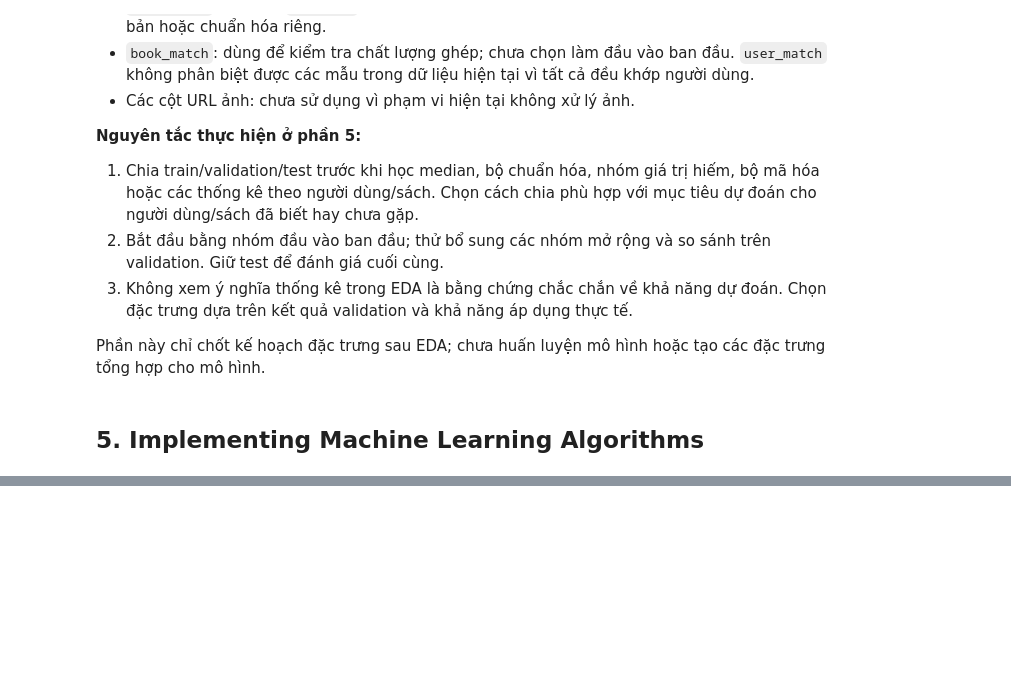
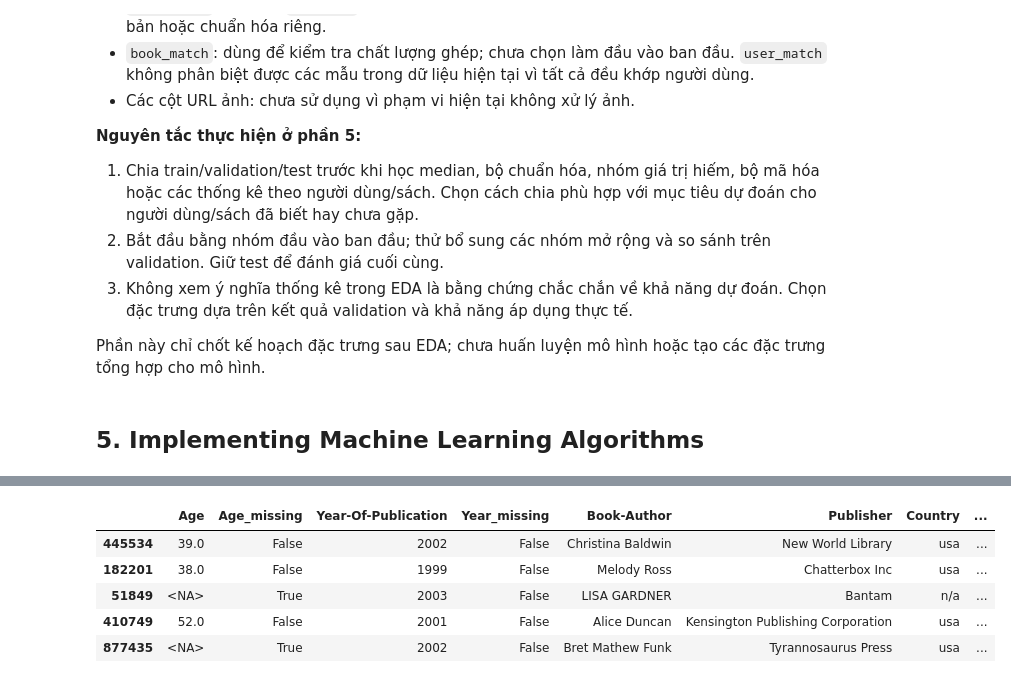
Before and after one commit to Bluenip/Data_analyst_python_midterm_project, a Jupyter notebook: mid_term_code copy.ipynb, the cells around one changed output, grey strips where cells are left out. Saved outputs shown, nothing was run; the diff lists cells and outputs as text; code cells hidden in the pictures; blank space fills up the shorter version.

```diff
--- a/mid_term_code copy.ipynb
+++ b/mid_term_code copy.ipynb
@@ -836,0 +1302,18 @@ Phần này chỉ chốt kế hoạch đặc trưng sau EDA; chưa huấn luyệ
+# %%
+# TRÍCH XUẤT QUỐC GIA TỪ LOCATION
+# Tạo bản sao để không thay đổi classification_data gốc.
+location_data = classification_data.copy()
+# Chuyển Location sang kiểu chuỗi có hỗ trợ giá trị thiếu.
+# Chuẩn hóa khoảng trắng và chuyển các giá trị rỗng thành NaN.
+location_data["Location"] = (location_data["Location"].astype("string").str.strip().replace("", pd.NA))
+# Lấy phần cuối cùng sau dấu phẩy làm quốc gia dự kiến.
+location_data["Country"] = (location_data["Location"].str.split(",").str[-1].str.strip().str.lower())
+# Đưa các giá trị thiếu hoặc rỗng về Unknown.
+location_data["Country"] = (location_data["Country"].replace("", pd.NA).fillna("Unknown"))
+# Kiểm tra một số dòng sau khi trích xuất.
+display(location_data[["Location", "Country"]].head(10))
+# Xem các quốc gia xuất hiện nhiều nhất.
+display(location_data["Country"].value_counts().head(20))
+# Kiểm tra tỷ lệ giá trị Unknown.
+unknown_rate = (location_data["Country"].eq("Unknown").mean() * 100)
+print(f"Tỷ lệ Country = Unknown: {unknown_rate:.2f}%")
@@ -836,0 +1350,55 @@ Phần này chỉ chốt kế hoạch đặc trưng sau EDA; chưa huấn luyệ
+# %%
+# TẠO SỐ LƯỢT ĐÁNH GIÁ THEO NGƯỜI DÙNG VÀ SÁCH
+# Lấy các đặc trưng ban đầu và đặc trưng phân loại.
+categorical_features_new = ["Book-Author","Publisher","Country"]
+# Danh sách các đặc trưng số ban đầu.
+numeric_features_new = initial_features.copy()
+# Lấy dữ liệu đầu vào từ classification_data.
+# Giữ nguyên index để khớp với các tập train, validation và test.
+X_fe = classification_data.loc[model_data.index,initial_features + ["Book-Author", "Publisher"]].copy()
+# Bổ sung quốc gia đã trích xuất ở Bước 1.
+X_fe["Country"] = location_data.loc[model_data.index, "Country"]
+# Tách dữ liệu train theo index đã được chia từ trước.
+train_rows = classification_data.loc[X_train.index, ["User-ID", "ISBN"]].copy()
+# Tính số lượt xuất hiện của mỗi người dùng trong tập train.
+train_user_counts = train_rows["User-ID"].value_counts()
+# Tính số lượt xuất hiện của mỗi cuốn sách trong tập train.
+train_book_counts = train_rows["ISBN"].value_counts()
+# Tạo các tập đặc trưng riêng, không thay đổi X_train/X_val/X_test gốc.
+X_train_fe = X_fe.loc[X_train.index].copy()
+X_val_fe = X_fe.loc[X_val.index].copy()
+X_test_fe = X_fe.loc[X_test.index].copy()
+
+# TẠO ĐẶC TRƯNG CHO TRAIN
+# Tra số lượt đánh giá của mỗi người dùng trong train.
+# Trừ 1 để loại lượt đánh giá hiện tại khỏi số đếm của dòng đó.
+X_train_fe["User_Rating_Count"] = (train_rows["User-ID"].map(train_user_counts).sub(1).clip(lower=0).to_numpy())
+# Tương tự, loại lượt đánh giá hiện tại khỏi số đếm của sách.
+X_train_fe["Book_Rating_Count"] = (train_rows["ISBN"].map(train_book_counts).sub(1).clip(lower=0).to_numpy())
+
+# TẠO ĐẶC TRƯNG CHO VALIDATION VÀ TEST
+# Validation/test chỉ sử dụng thống kê đã tính từ train.
+# Người dùng hoặc sách chưa xuất hiện trong train được gán 0.
+for X_part in [X_val_fe, X_test_fe]:
+    # Lấy User-ID và ISBN tương ứng với các dòng cần dự đoán.
+    ids = classification_data.loc[X_part.index, ["User-ID", "ISBN"]]
+    # Tra số lượt đánh giá của người dùng từ train.
+    X_part["User_Rating_Count"] = (ids["User-ID"].map(train_user_counts).fillna(0).to_numpy())
+    # Tra số lượt đánh giá của sách từ train.
+    X_part["Book_Rating_Count"] = (ids["ISBN"].map(train_book_counts).fillna(0).to_numpy())
+# Thêm hai đặc trưng đếm vào danh sách đặc trưng số.
+numeric_features_new += ["User_Rating_Count","Book_Rating_Count"]
+# Chuẩn hóa các đặc trưng phân loại:
+# - Giá trị thiếu được chuyển thành Unknown.
+# - Loại bỏ khoảng trắng thừa.
+# - Chuỗi rỗng cũng được chuyển thành Unknown.
+for X_part in [X_train_fe, X_val_fe, X_test_fe]:
+    for col in categorical_features_new:
+        X_part[col] = (X_part[col].astype("object").where(X_part[col].notna(), "Unknown").map(lambda value: str(value).strip()).replace("", "Unknown"))
+# Kiểm tra số lượng dòng và cột sau khi tạo đặc trưng.
+print("X_train_fe:", X_train_fe.shape)
+print("X_val_fe:  ", X_val_fe.shape)
+print("X_test_fe: ", X_test_fe.shape)
+# Xem thử dữ liệu train sau khi tạo đặc trưng.
+display(X_train_fe.head())
+# %% [output]
@@ -836,0 +1408,6 @@ Phần này chỉ chốt kế hoạch đặc trưng sau EDA; chưa huấn luyệ
+|  | Age | Age_missing | Year-Of-Publication | Year_missing | Book-Author | Publisher | Country | ... |
+| 445534 | 39.0 | False | 2002 | False | Christina Baldwin | New World Library | usa | ... |
+| 182201 | 38.0 | False | 1999 | False | Melody Ross | Chatterbox Inc | usa | ... |
+| 51849 | <NA> | True | 2003 | False | LISA GARDNER | Bantam | n/a | ... |
+| 410749 | 52.0 | False | 2001 | False | Alice Duncan | Kensington Publishing Corporation | usa | ... |
+| 877435 | <NA> | True | 2002 | False | Bret Mathew Funk | Tyrannosaurus Press | usa | ... |
```
Also changed, not shown: parts of 23 cells of this notebook.
